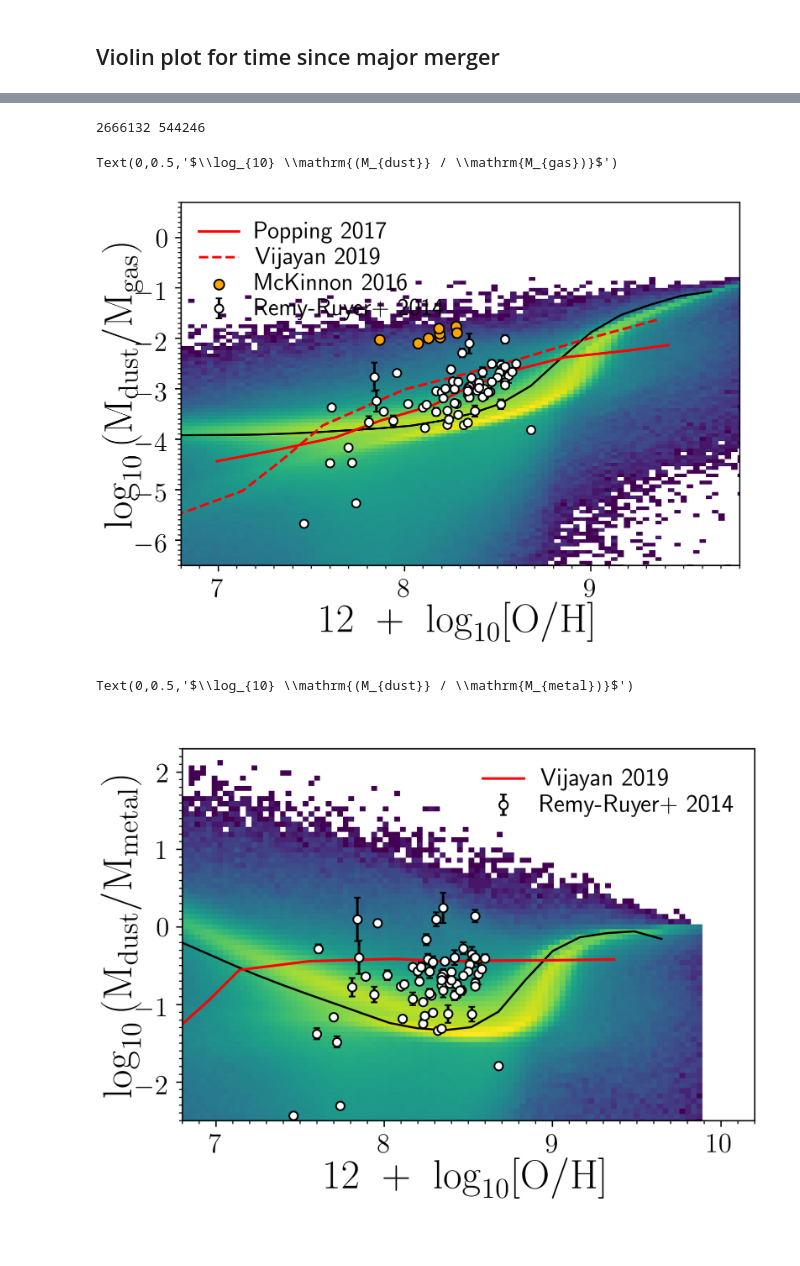
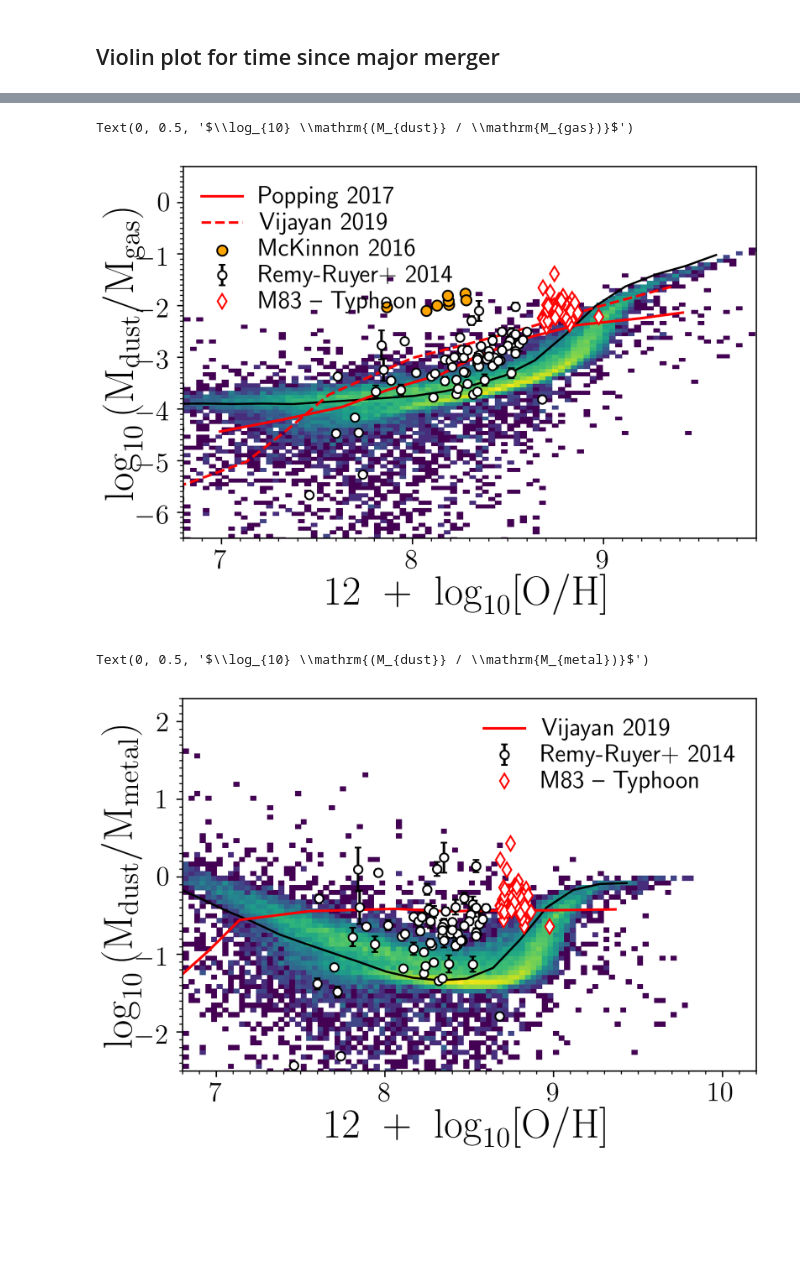
Before and after one commit to darrencroton/sage, a Jupyter notebook: analysis/dust-result.ipynb, the cells around one changed output, grey strips where cells are left out. Cells and saved outputs as stored; diff of their text form; code cells hidden in the pictures; blank space fills up the shorter version.

Commit message:
add typhoon data

```diff
--- a/analysis/dust-result.ipynb
+++ b/analysis/dust-result.ipynb
@@ -24,8 +24,8 @@ BoxSize = ((500**3) * (512/512))**(1/3)
 dilute = 5000
 sSFRcut = -11.0
 # %%
-directory = '../../output/test-bulge3/'
-#directory = '../src/auxdata/trees/play2/'
+#directory = '../../output/test-bulge3/'
+directory = '../src/auxdata/trees/play2/'
 #directory1 = '../../output/no-destruct/'
 filename = 'model'
 #redshift = [127.000, 79.998, 50.000, 30.000, 19.916, 18.244, 16.725, 15.343, 14.086, 12.941, 11.897, 10.944, 10.073, 9.278, 8.550, 7.883, 7.272, 6.712, 6.197, 5.724, 5.289, 4.888, 4.520, 4.179, 3.866, 3.576, 3.308, 3.060, 2.831, 2.619, 2.422, 2.239, 2.070, 1.913, 1.766, 1.630, 1.504, 1.386, 1.276, 1.173, 1.078, 0.989, 0.905, 0.828, 0.755, 0.687, 0.624, 0.564, 0.509, 0.457, 0.408, 0.362, 0.320, 0.280, 0.242, 0.208, 0.175, 0.144, 0.116, 0.089, 0.064, 0.041, 0.020, 0.000]
@@ -38,7 +38,7 @@ redshift = [0.000, 1.386, 2.070, 3.060, 4.179, 5.289, 6.197, 7.272] #millennium
 #redshift = [0.000]
 #redshift = [0.000, 1.321, 2.028, 3.037, 4.038, 5.150, 6.022, 7.026] #MDPL
 firstfile = 0
-lastfile = 511
+lastfile = 7
 MaxTreeFiles = lastfile - firstfile + 1
 #print(lbtime)
 # %%
@@ -7301,8 +7234,6 @@ plt.text(11.9, 8.4, 'QDR', color='blue')
 plt.text(11.9, 8.1, 'HDR', color='green')
 plt.text(11.9, 7.8, 'DP', color='orange')
 plt.savefig('plots/dust-stellarmass-group-test-bulge3.png')
-# %% [output]
-2666132 544246
 # %%
 ax = plt.subplot(1,1,1)
 
@@ -7345,6 +7276,18 @@ plt.scatter(mckinnon_x, mckinnon_y, color='orange', edgecolor='k', label='McKinn
 plt.errorbar(Z_rr, DTG_rr, yerr=DTGerr, fmt='ko',
              markersize=5, mfc='white', label='Remy-Ruyer+ 2014')
 
+#Typhoon dataset of M83
+data_typhoon = np.loadtxt('NGC_5236_parameters_24pix_bin.dat', unpack=True)
+Mstar, SFR = data_typhoon[1], data_typhoon[2]
+Mdust, Z = data_typhoon[4], data_typhoon[5]
+MH2a, MH2b = data_typhoon[6], data_typhoon[7]
+MHI = data_typhoon[8]
+Mgas = 10**MH2a + 10**MHI
+Mmetal = (10 ** (Z - 9)) * 0.02 * Mgas
+DTG = np.log10((10 ** Mdust) / Mgas)
+DTM = np.log10((10 ** Mdust) / Mmetal)
+plt.errorbar(Z, DTG, fmt='dr', mfc='white', label='M83 -- Typhoon')
+
 leg = plt.legend(loc='upper left', numpoints=1, labelspacing=0.1)
 leg.draw_frame(False)  # Don't want a box frame
 for t in leg.get_texts():  # Reduce the size of the text
@@ -7353,8 +7296,8 @@ for t in leg.get_texts():  # Reduce the size of the text
 plt.xlabel(r'$12\ +\ \log_{10}[\mathrm{O/H}]$', fontsize=24, ha='center')
 plt.ylabel(r'$\log_{10} \mathrm{(M_{dust}} / \mathrm{M_{gas})}$', fontsize=24, va='center', rotation='vertical')
 # %% [output]
-Text(0,0.5,'$\\log_{10} \\mathrm{(M_{dust}} / \\mathrm{M_{gas})}$')
+Text(0, 0.5, '$\\log_{10} \\mathrm{(M_{dust}} / \\mathrm{M_{gas})}$')
-[figure, old version]
+[figure, new version]
 # %%
 ax1 = plt.subplot(1,1,1)
 DTM = np.log10(G_history[0].ColdDust/G_history[0].MetalsColdGas)
@@ -7367,34 +7310,43 @@ binwidth = 0.15
 total_bins = int((max(Z) - min(Z)) / binwidth)
 bins = np.linspace(Z.min(), Z.max(), total_bins)
 delta = bins[1]-bins[0]
 idx = np.digitize(Z, bins)
 median = [np.percentile(DTM[idx==k+1], 50) for k in range(total_bins) if len(DTM[idx==k+1]) > 20]
 x = [(bins[k]-delta/2) for k in range(total_bins) if len(DTM[idx==k+1]) > 20]
 
 plt.plot(x, median, 'k-', linewidth=1.2)
 
 plt.hist2d(Z, DTM, bins=100, norm=LogNorm())
 plt.axis([6.8, 10.2, -2.5, 2.3])
 
 ax1.xaxis.set_minor_locator(plt.MultipleLocator(0.1))
 ax1.yaxis.set_minor_locator(plt.MultipleLocator(0.1))
 plt.xticks([7, 8, 9, 10])
 
 plt.errorbar(Z_rr, DTM_rr, yerr=DTMerr, fmt='ko', markersize=5, mfc='white', label='Remy-Ruyer+ 2014')
 
 vijayan_x, vijayan_y = np.loadtxt('previousmodels/DTM-ZVijayan.txt', usecols=(0, 1), unpack=True)
 plt.plot(vijayan_x, vijayan_y, 'r-', label='Vijayan 2019')
 
-Md_typhoon, Z_typhoon, HI_typhoon = np.loadtxt('NGC_5236_parameters_24pix_bin.dat', usecols=(4, 5), unpack=True)
-metal_typhoon = (10 ** (Z_typhoon - 9)) * 0.02 * gas_err
+#Typhoon dataset of M83
+data_typhoon = np.loadtxt('NGC_5236_parameters_24pix_bin.dat', unpack=True)
+Mstar, SFR = data_typhoon[1], data_typhoon[2]
+Mdust, Z = data_typhoon[4], data_typhoon[5]
+MH2a, MH2b = data_typhoon[6], data_typhoon[7]
+MHI = data_typhoon[8]
+Mgas = 1.4*(10**MH2a + 10**MHI)
+Mmetal = (10 ** (Z - 9)) * 0.02 * Mgas
+DTG = np.log10((10 ** Mdust) / Mgas)
+DTM = np.log10((10 ** Mdust) / Mmetal)
+plt.errorbar(Z, DTM, fmt='dr', mfc='white', label='M83 -- Typhoon')
 
 leg = plt.legend(loc='upper right', numpoints=1, labelspacing=0.1)
 leg.draw_frame(False)  # Don't want a box frame
 for t in leg.get_texts():  # Reduce the size of the text
     t.set_fontsize('large')
 
 plt.xlabel(r'$12\ +\ \log_{10}[\mathrm{O/H}]$', fontsize=24, ha='center')
 plt.ylabel(r'$\log_{10} \mathrm{(M_{dust}} / \mathrm{M_{metal})}$', fontsize=24, va='center', rotation='vertical')
 # %% [output]
-Text(0,0.5,'$\\log_{10} \\mathrm{(M_{dust}} / \\mathrm{M_{metal})}$')
+Text(0, 0.5, '$\\log_{10} \\mathrm{(M_{dust}} / \\mathrm{M_{metal})}$')
-[figure, old version]
+[figure, new version]
```
Also changed, not shown: parts of 20 cells of this notebook.
